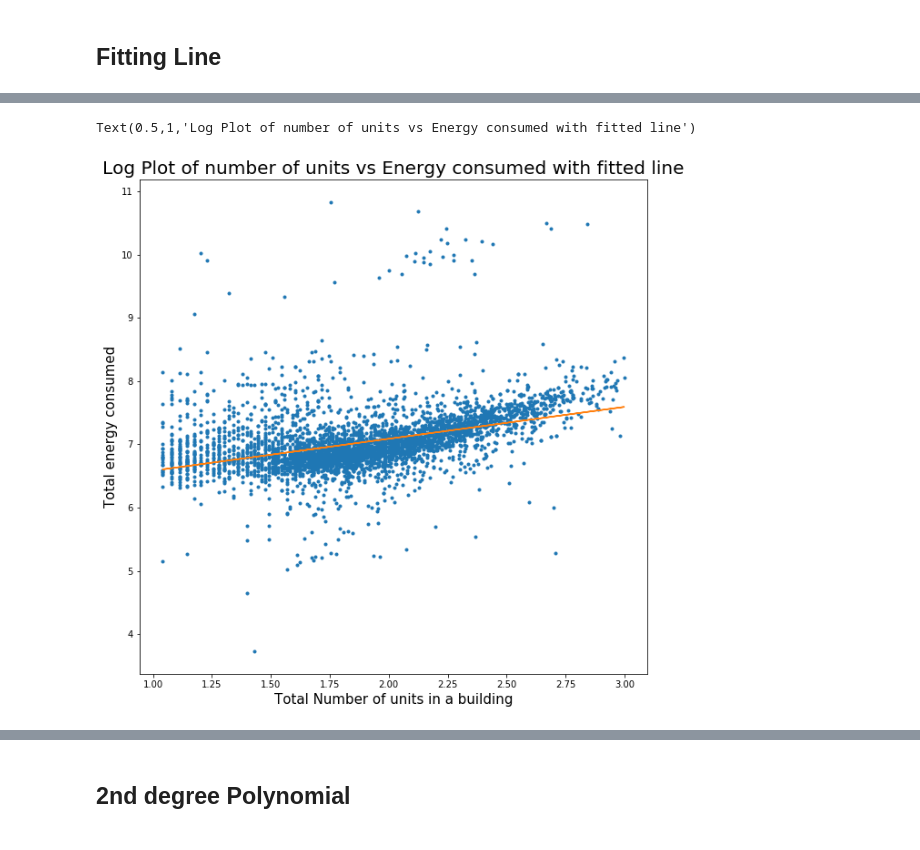
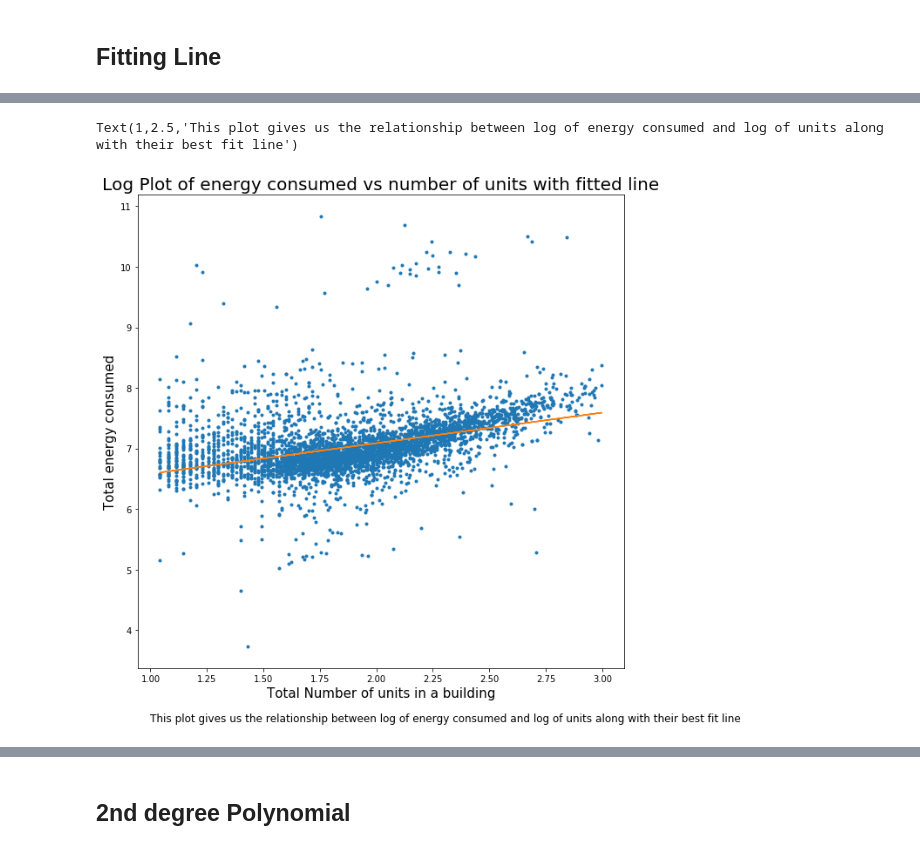
Before and after one commit to gauravcusp/Urban_Informatics_Coding_Assignments, a Jupyter notebook: HW6_gb1877/HW6_1_gb1877.ipynb, the cells around one changed output, grey strips where cells are left out. Drawn from its saved outputs; the diff is of its cells as text; code cells hidden in the pictures.

```diff
--- a/HW6_gb1877/HW6_1_gb1877.ipynb
+++ b/HW6_gb1877/HW6_1_gb1877.ipynb
@@ -272,13 +277,14 @@ OLS Regression Results
 # %%
 pl.figure(figsize=(10,10))
 pl.plot(np.log10(datacut.UnitsTotal),np.log10(datacut.EnergyTOTAL),'.')
 
 pl.plot(np.log10(datacut.UnitsTotal),linmodel.predict())
 
 pl.xlabel('Total Number of units in a building',fontsize=15)
 pl.ylabel('Total energy consumed',fontsize=15)
-pl.title('Log Plot of number of units vs Energy consumed with fitted line',fontsize=20)
+pl.title('Log Plot of energy consumed vs number of units with fitted line',fontsize=20)
+pl.text(1,2.5, 'This plot gives us the relationship between log of energy consumed and log of units along with their best fit line', fontsize=12)
 # %% [output]
-Text(0.5,1,'Log Plot of number of units vs Energy consumed with fitted line')
+Text(1,2.5,'This plot gives us the relationship between log of energy consumed and log of units along with their best fit line')
-[figure, old version]
+[figure, new version]
 # %%
```
Also changed, not shown: parts of 14 cells of this notebook, 1 other file.
